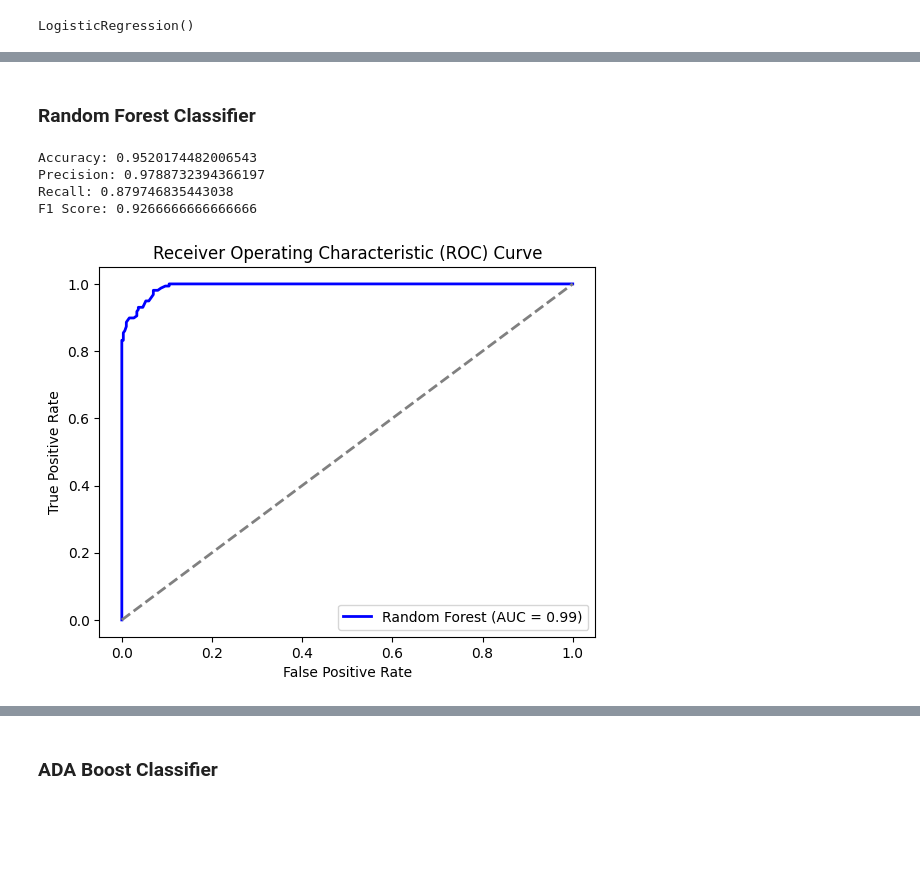
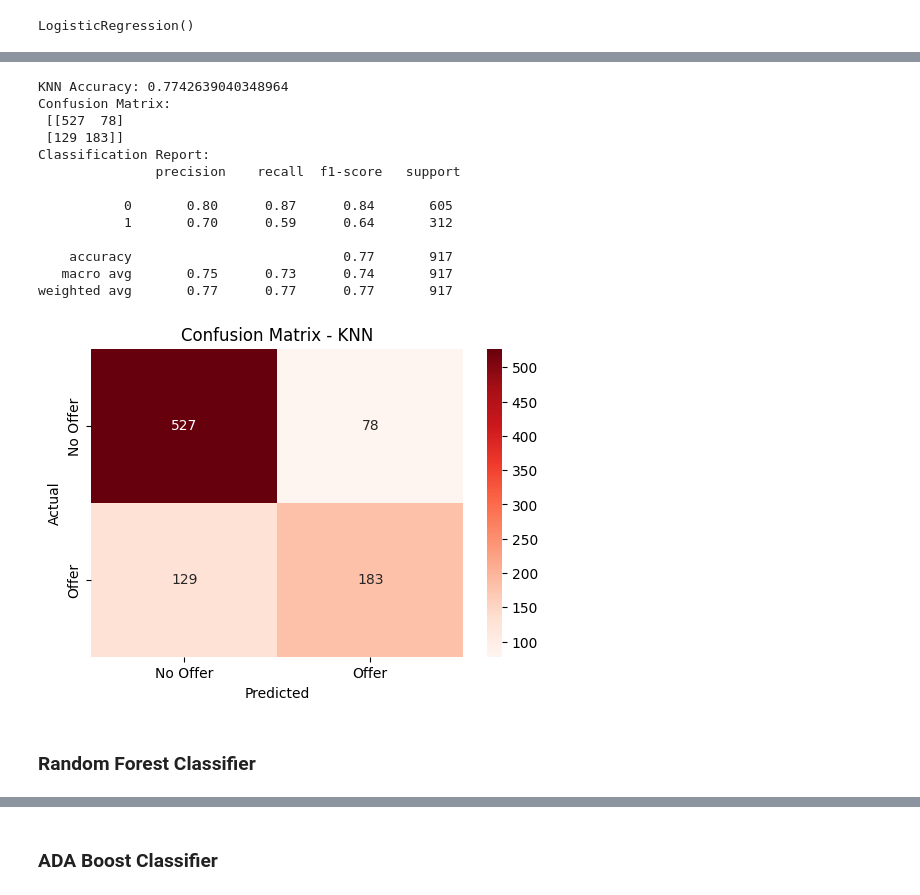
Before and after one commit to hd-nguyen/UET-Web-Mining, a Jupyter notebook: ClassificationNew.ipynb, the cells around one changed output, grey strips where cells are left out. Cells and saved outputs as stored; diff of their text form; code cells hidden in the pictures; blank space fills up the shorter version.

```diff
--- a/ClassificationNew.ipynb
+++ b/ClassificationNew.ipynb
@@ -266,36 +324,40 @@ plt.show()
+# %%
+# K-Nearest Neighbors (KNN) Classifier
+from sklearn.neighbors import KNeighborsClassifier
+knn_classifier = KNeighborsClassifier()
+knn_classifier.fit(X_train, y_train)
+y_pred_knn = knn_classifier.predict(X_test)
+
+# Evaluate KNN
+accuracy_knn = accuracy_score(y_test, y_pred_knn)
+conf_matrix_knn = confusion_matrix(y_test, y_pred_knn)
+class_report_knn = classification_report(y_test, y_pred_knn)
+
+print("KNN Accuracy:", accuracy_knn)
+print("Confusion Matrix:\n", conf_matrix_knn)
+print("Classification Report:\n", class_report_knn)
+
+# Plot Confusion Matrix for KNN
+plt.figure(figsize=(6, 4))
+sns.heatmap(conf_matrix_knn, annot=True, fmt='d', cmap='Reds', xticklabels=['No Offer', 'Offer'], yticklabels=['No Offer', 'Offer'])
+plt.title('Confusion Matrix - KNN')
+plt.xlabel('Predicted')
+plt.ylabel('Actual')
+plt.show()
+# %% [output]
+KNN Accuracy: 0.7742639040348964
+Confusion Matrix:
+ [[527  78]
+ [129 183]]
+Classification Report:
+               precision    recall  f1-score   support
+
+           0       0.80      0.87      0.84       605
+           1       0.70      0.59      0.64       312
+
+    accuracy                           0.77       917
+   macro avg       0.75      0.73      0.74       917
+weighted avg       0.77      0.77      0.77       917
+[figure, added]
 # %% [markdown]
 ### Random Forest Classifier
-# %%
-from sklearn.ensemble import RandomForestClassifier
-
-rf = RandomForestClassifier(n_estimators=100, random_state=42)
-rf.fit(X_train, y_train)
-y_pred = rf.predict(X_test)
-accuracy = accuracy_score(y_test, y_pred)
-precision = precision_score(y_test, y_pred, pos_label=1)
-recall = recall_score(y_test, y_pred, pos_label=1)
-f1 = f1_score(y_test, y_pred, pos_label=1)
-
-print(f'Accuracy: {accuracy}')
-print(f'Precision: {precision}')
-print(f'Recall: {recall}')
-print(f'F1 Score: {f1}')
-# %% [output]
-Accuracy: 0.9520174482006543
-Precision: 0.9788732394366197
-Recall: 0.879746835443038
-F1 Score: 0.9266666666666666
-# %%
-y_pred = rf.predict_proba(X_test)[:, 1]
-fpr, tpr, thresholds = roc_curve(y_test, y_pred,pos_label=1)
-roc_auc = auc(fpr, tpr)
-
-plt.plot(fpr, tpr, color='blue', lw=2, label='Random Forest (AUC = %0.2f)' % roc_auc)
-plt.plot([0, 1], [0, 1], color='gray', lw=2, linestyle='--')
-plt.xlabel('False Positive Rate')
-plt.ylabel('True Positive Rate')
-plt.title('Receiver Operating Characteristic (ROC) Curve')
-plt.legend(loc="lower right")
-plt.show()
-# %% [output]
-[figure, removed]
```
Also changed, not shown: parts of 26 cells of this notebook.
